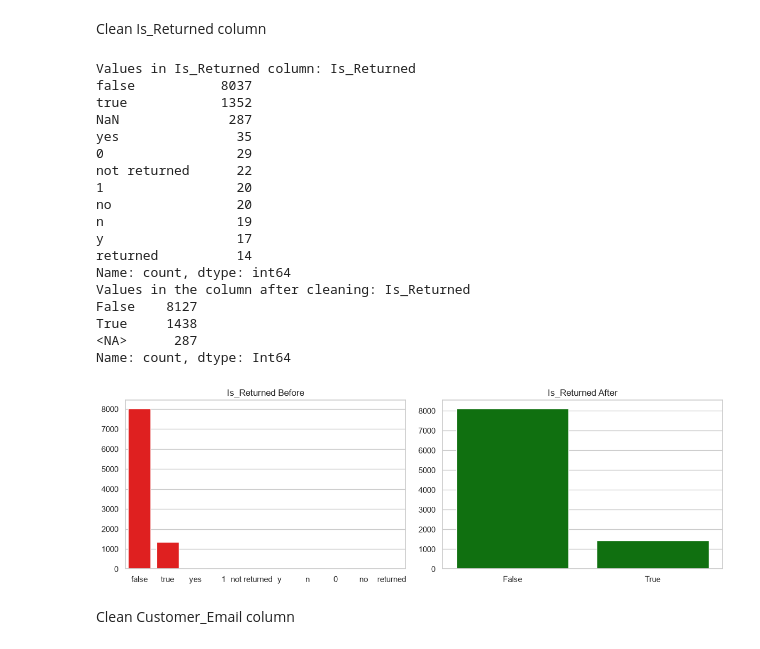
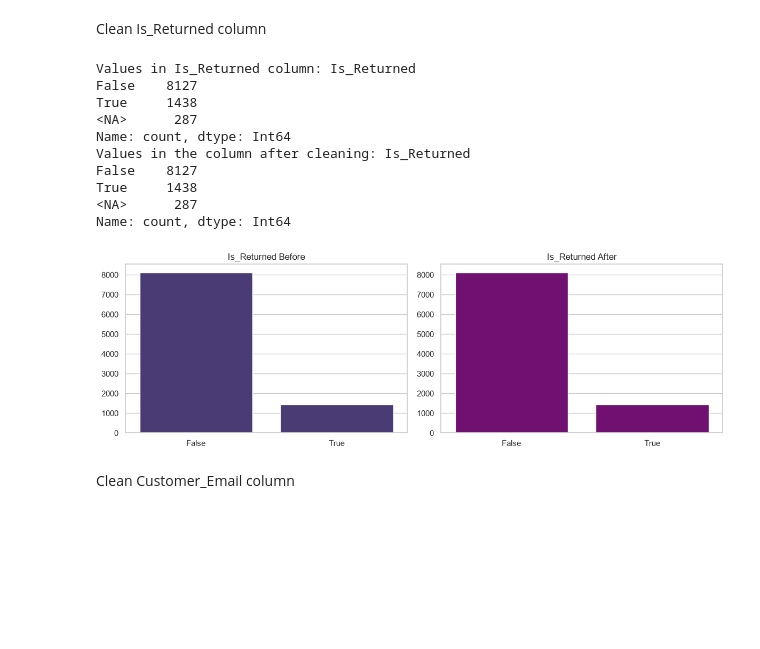
Before and after one commit to dibyajyotisamal/ecommerce-revenue-integrity-pipeline, a Jupyter notebook: notebooks/01_data_quality_check.ipynb, the cells around one changed output. Cells and saved outputs as stored; diff of their text form; code cells hidden in the pictures; blank space fills up the shorter version.

Commit message:
Graph changes

```diff
--- a/notebooks/01_data_quality_check.ipynb
+++ b/notebooks/01_data_quality_check.ipynb
@@ -458,43 +458,35 @@ Clean Is_Returned column
 # %%
 fig,axes = plt.subplots(1,2,figsize=(12,4))
 #Lets check the values in the column
 print("Values in Is_Returned column:",df['Is_Returned'].value_counts(dropna=False))
-g1 = sns.countplot(x=df['Is_Returned'].astype('str'),color='red',ax=axes[0])
+g1 = sns.countplot(x=df['Is_Returned'].astype('str'),ax=axes[0])
 g1.set(xlabel='',ylabel='',title='Is_Returned Before')
 #We can see the column contains various values that should be cleaned so it only contains 1,0 and NaN values
 df['Is_Returned'] = df['Is_Returned'].replace(['true','yes','1','y','returned'],1)
 df['Is_Returned'] = df['Is_Returned'].replace(['false','not returned','n','no','0'],0)
 #Now that the column is cleaned, we can change its dtype to boolean not bool, so it can include NaN values
 df['Is_Returned'] = df['Is_Returned'].astype('boolean')
 
 print("Values in the column after cleaning:",df['Is_Returned'].value_counts(dropna=False))
-g2 = sns.countplot(x=df['Is_Returned'].astype('str'),color='green',ax=axes[1])
+g2 = sns.countplot(x=df['Is_Returned'].astype('str'),color='purple',ax=axes[1])
 g2.set(xlabel='',ylabel='',title='Is_Returned After')
 #setup  and export figure
 fig.tight_layout()
 plt.show()
 fig.savefig("./reports/04_is_returned_cleaning.png")
 plt.close()
 # %% [output]
 Values in Is_Returned column: Is_Returned
-false           8037
-true            1352
-NaN              287
-yes               35
-0                 29
-not returned      22
-1                 20
-no                20
-n                 19
-y                 17
-returned          14
-Name: count, dtype: int64
+False    8127
+True     1438
+<NA>      287
+Name: count, dtype: Int64
 Values in the column after cleaning: Is_Returned
 False    8127
 True     1438
 <NA>      287
 Name: count, dtype: Int64
-[figure, old version]
+[figure, new version]
 # %% [markdown]
 Clean Customer_Email column
 # %%
```
Also changed, not shown: parts of 1 cell of this notebook, 1 other file.
